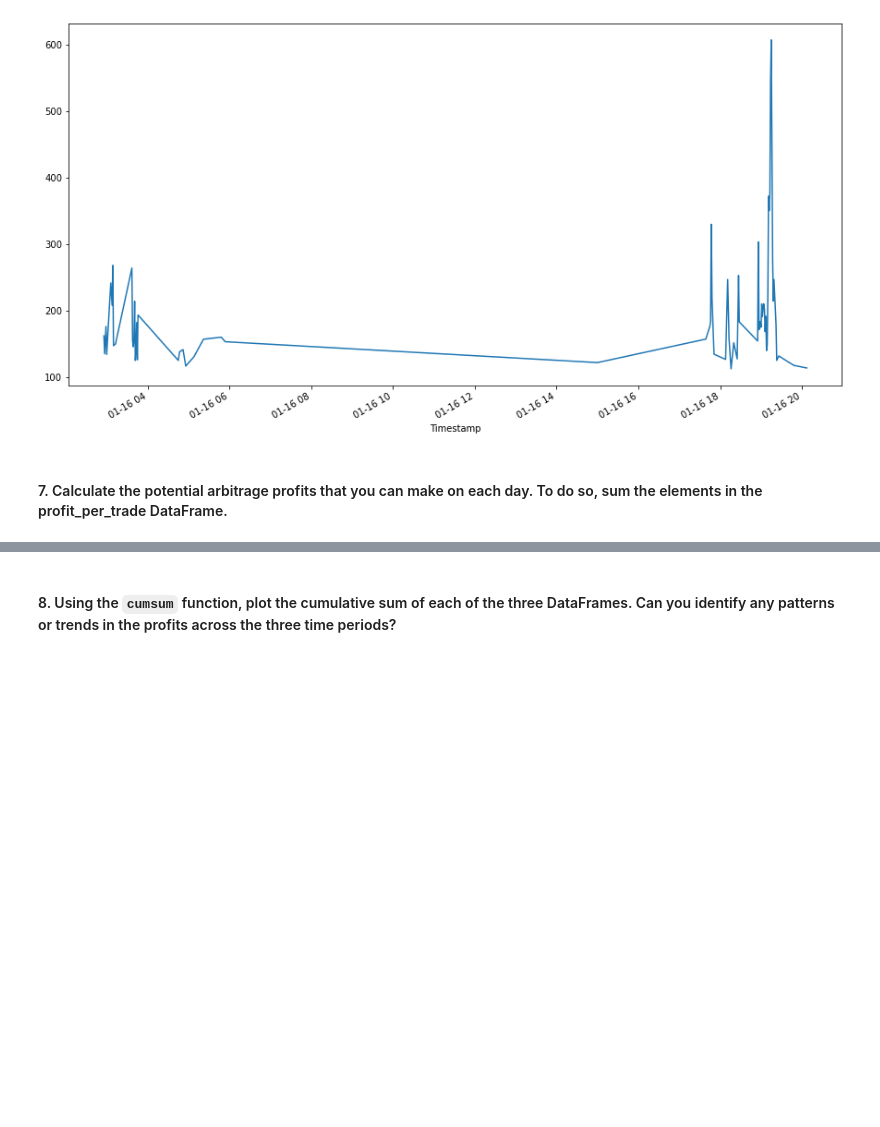
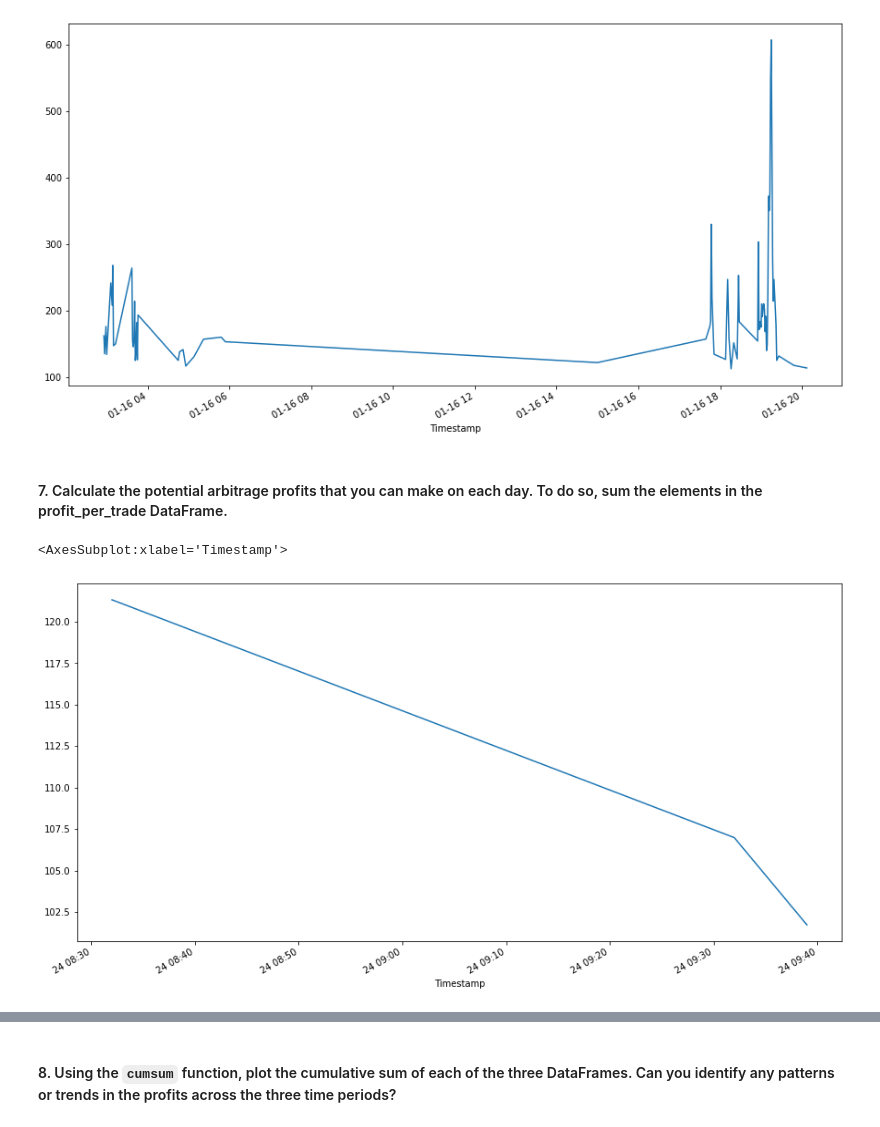
Before and after one commit to TaoNYC/columbia_fintech, a Jupyter notebook: Challenge_3_Bitcoin Arbitrage/crypto_arbitrage.ipynb, the cells around one changed output, grey strips where cells are left out. Saved outputs shown, nothing was run; the diff lists cells and outputs as text; code cells hidden in the pictures; blank space fills up the shorter version.

Commit message:
repeated steps for 2 more dates for Challenge 2

```diff
--- a/Challenge_3_Bitcoin Arbitrage/crypto_arbitrage.ipynb
+++ b/Challenge_3_Bitcoin Arbitrage/crypto_arbitrage.ipynb
@@ -561,3 +561,8 @@ min        0.010000
 75%       68.547500
 max      606.800000
 Name: Close, dtype: float64
+# %%
+# Repeat above steps for middle date
+arbitrage_spread_middle = coinbase['Close'].loc['2018-02-24':'2018-02-24']-bitstamp['Close'].loc['2018-02-24':'2018-02-24']
+arbitrage_spread_middle_positive = arbitrage_spread_middle[arbitrage_spread_middle>0]
+display(arbitrage_spread_middle_positive.describe())
@@ -582,3 +612,9 @@ Timestamp
 2018-01-16 00:06:00    0.001665
 Name: Close, dtype: float64
 (960,)
+# %%
+# Repeat above steps for middle date
+spread_return_middle= arbitrage_spread_middle_positive/bitstamp['Close'].loc['2018-02-24':'2018-02-24']
+spread_return_middle.dropna(inplace=True)
+display(spread_return_middle.head())
+display(spread_return_middle.shape)
@@ -602,3 +662,8 @@ Timestamp
 2018-01-16 03:06:00    0.019704
 Name: Close, dtype: float64
 (73,)
+# %%
+# repeat above steps for middle date
+profitable_trades_middle = spread_return_middle[spread_return_middle>0.01]
+display(profitable_trades_middle.head())
+display(profitable_trades_middle.shape)
@@ -646,3 +756,8 @@ Timestamp
 2018-01-16 19:48:00    117.63
 2018-01-16 20:07:00    113.69
 Name: Close, Length: 73, dtype: float64
+# %%
+# Repeat above steps for middle date
+profit_middle = profitable_trades_middle*bitstamp['Close'].loc['2018-02-24']
+profit_per_trade_middle = profit_middle.dropna()
+display(profit_per_trade_middle)
@@ -671,3 +830,9 @@ profit_per_trade_early.plot(figsize = (15,8))
 [figure]
 # %% [markdown]
 #### 7. Calculate the potential arbitrage profits that you can make on each day. To do so, sum the elements in the profit_per_trade DataFrame.
+# %%
+# Repeat above for middle date
+profit_per_trade_middle.plot(figsize = (15,8))
+# %% [output]
+<AxesSubplot:xlabel='Timestamp'>
+[figure, added]
```
Also changed, not shown: parts of 17 cells of this notebook.
